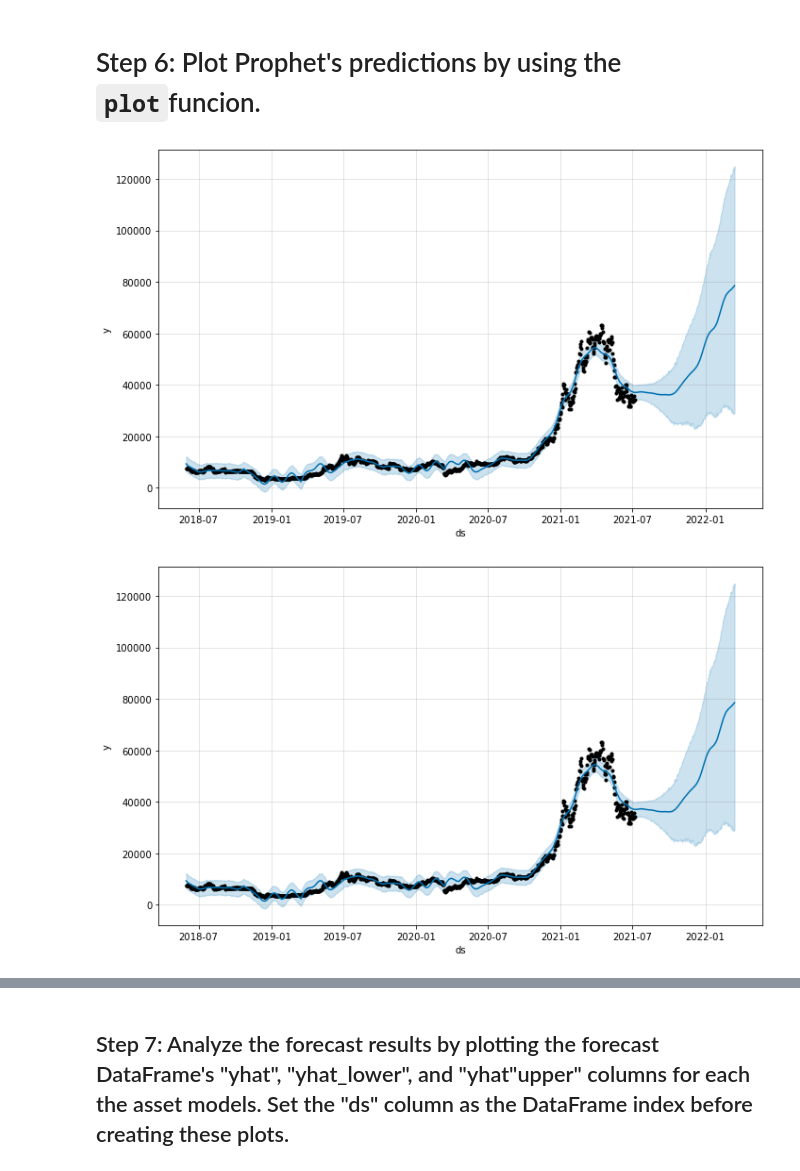
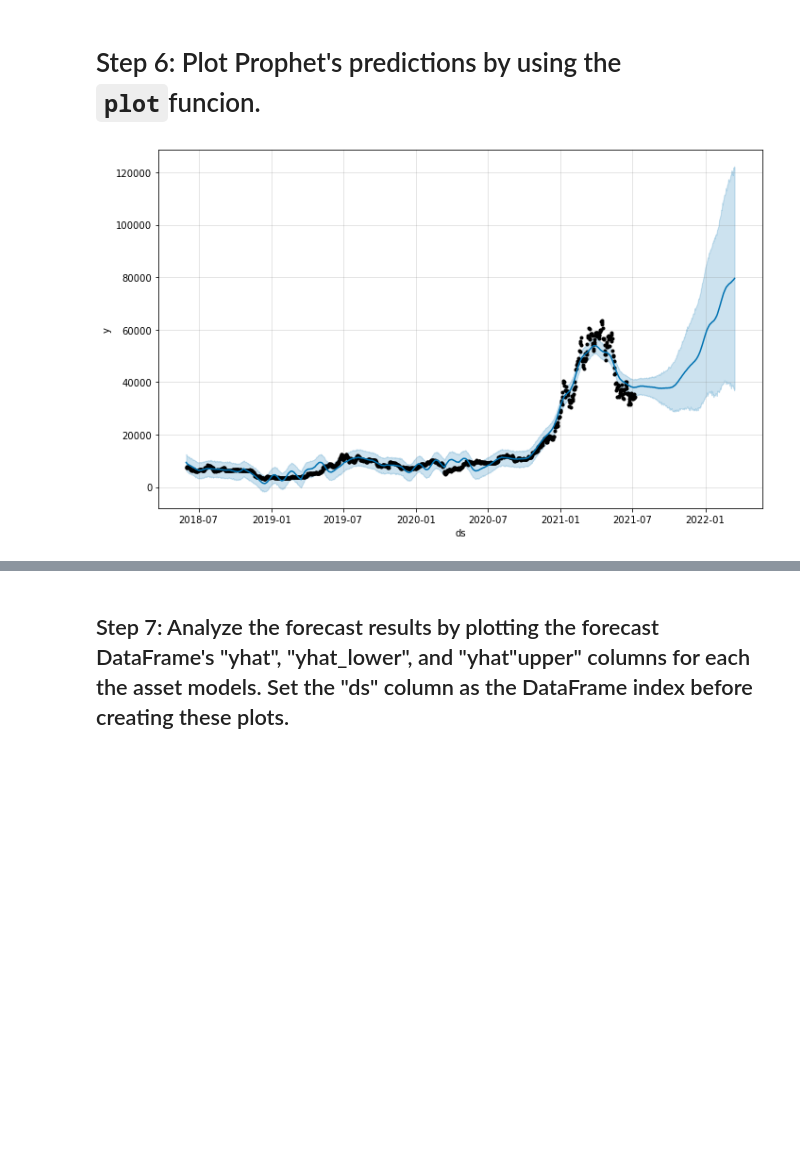
Before and after one commit to talibkateeb/Crypto-Forecast-Trader, a Jupyter notebook: crypto_forecast_trader.ipynb, the cells around one changed output, grey strips where cells are left out. Saved outputs shown, nothing was run; the diff lists cells and outputs as text; code cells hidden in the pictures; blank space fills up the shorter version.

Commit message:
fix plot, drop warnings

````diff
--- a/crypto_forecast_trader.ipynb
+++ b/crypto_forecast_trader.ipynb
@@ -325,9 +320,8 @@ forecast_litecoin.head()
 # Step 6: Plot Prophet's predictions by using the ```plot```funcion.
 # %%
 # Plot the Prophet predictions for Bitcoin
-model_btc.plot(forecast_bitcoin)
+forecast_plot_btc = model_btc.plot(forecast_bitcoin)
 # %% [output]
-[figure, old version]
+[figure, new version]
-[figure, removed]
 # %%
 # Plot the Prophet predictions for Ethereum
````
Also changed, not shown: parts of 14 cells of this notebook, 1 other file.
